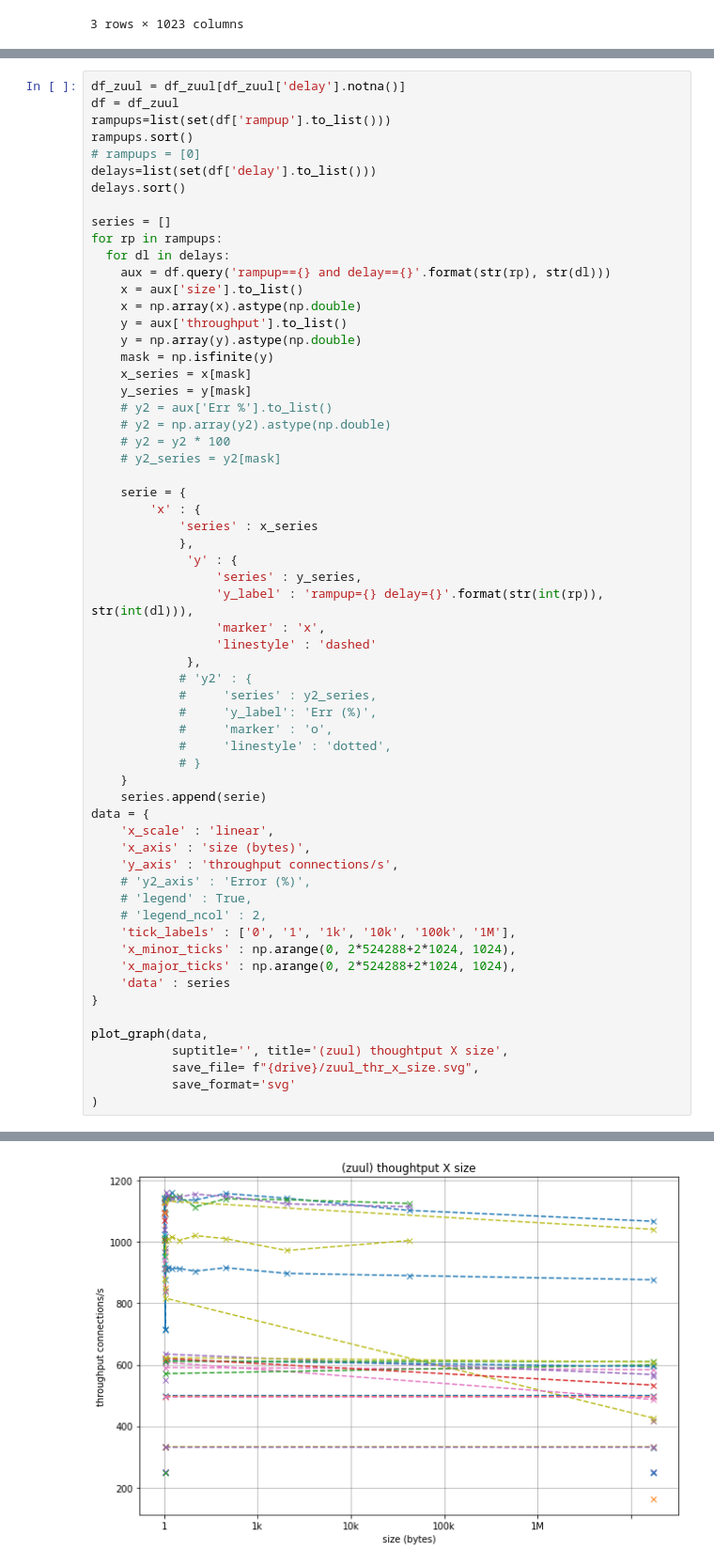
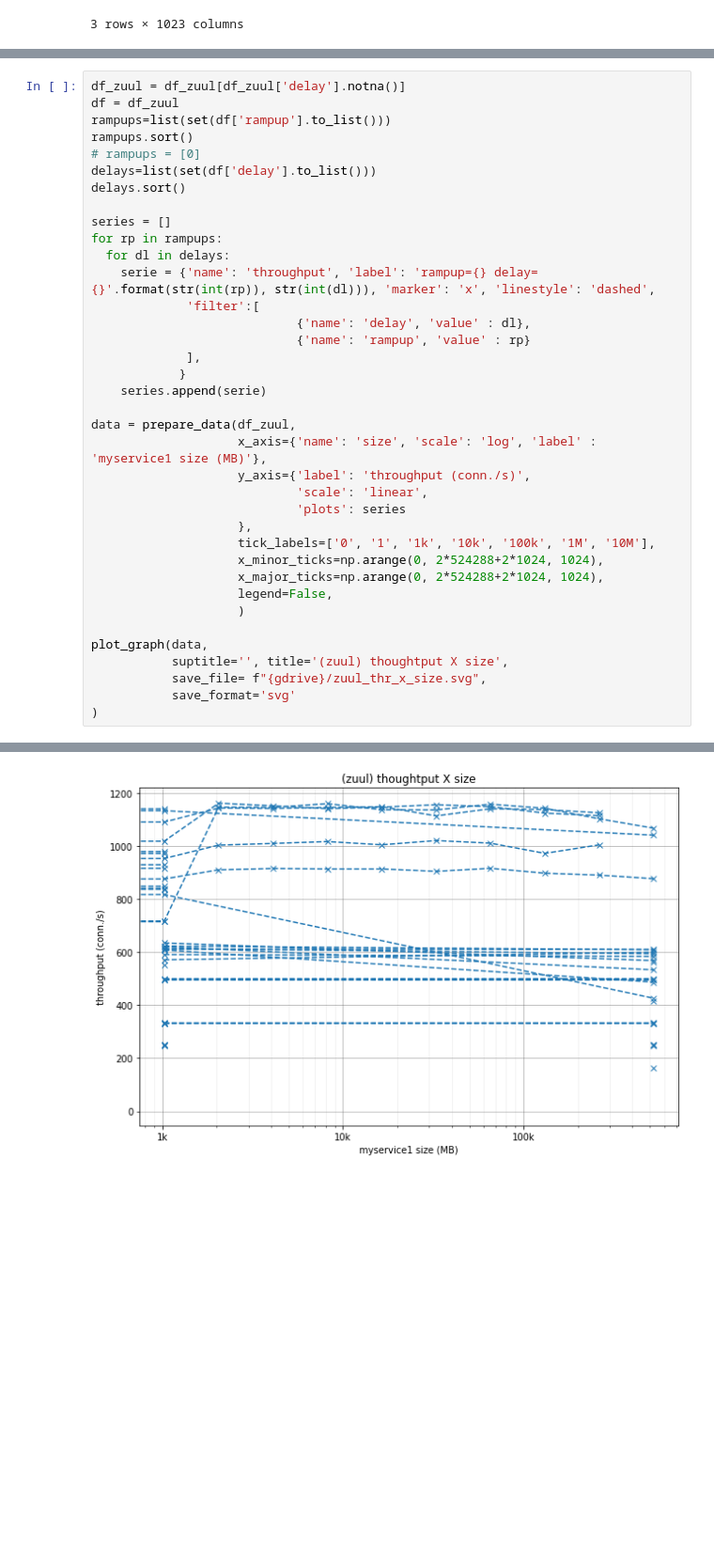
Before and after one commit to shidaka/mytest, a Jupyter notebook: jmeter/jmeter_docker_local.ipynb, the cells around one changed output, grey strips where cells are left out. Shown at 94% size. Drawn from its saved outputs; the diff is of its cells as text; blank space fills up the shorter version.

```diff
--- a/jmeter/jmeter_docker_local.ipynb
+++ b/jmeter/jmeter_docker_local.ipynb
@@ -613,68 +660,44 @@ svg
 # %%
 df_zuul = df_zuul[df_zuul['delay'].notna()]
 df = df_zuul
 rampups=list(set(df['rampup'].to_list()))
 rampups.sort()
 # rampups = [0]
 delays=list(set(df['delay'].to_list()))
 delays.sort()
 
 series = []
 for rp in rampups:
   for dl in delays:
-    aux = df.query('rampup=={} and delay=={}'.format(str(rp), str(dl)))
-    x = aux['size'].to_list()
-    x = np.array(x).astype(np.double)
-    y = aux['throughput'].to_list()
-    y = np.array(y).astype(np.double)
-    mask = np.isfinite(y)
-    x_series = x[mask]
-    y_series = y[mask]
-    # y2 = aux['Err %'].to_list()
-    # y2 = np.array(y2).astype(np.double)
-    # y2 = y2 * 100
-    # y2_series = y2[mask]
+    serie = {'name': 'throughput', 'label': 'rampup={} delay={}'.format(str(int(rp)), str(int(dl))), 'marker': 'x', 'linestyle': 'dashed',
+             'filter':[
+                            {'name': 'delay', 'value' : dl},
+                            {'name': 'rampup', 'value' : rp}
+             ],
+            }
+    series.append(serie)
 
-    serie = {
-        'x' : {
-            'series' : x_series
-            },
-             'y' : {
-                 'series' : y_series,
-                 'y_label' : 'rampup={} delay={}'.format(str(int(rp)), str(int(dl))),
-                 'marker' : 'x',
-                 'linestyle' : 'dashed'
-             },
-            # 'y2' : {
-            #     'series' : y2_series,
-            #     'y_label': 'Err (%)',
-            #     'marker' : 'o',
-            #     'linestyle' : 'dotted',
-            # }
-    }
-    series.append(serie)
-data = {
-    'x_scale' : 'linear',
-    'x_axis' : 'size (bytes)',
-    'y_axis' : 'throughput connections/s',
-    # 'y2_axis' : 'Error (%)',
-    # 'legend' : True,
-    # 'legend_ncol' : 2,
-    'tick_labels' : ['0', '1', '1k', '10k', '100k', '1M'],
-    'x_minor_ticks' : np.arange(0, 2*524288+2*1024, 1024),
-    'x_major_ticks' : np.arange(0, 2*524288+2*1024, 1024),
-    'data' : series
-}
+data = prepare_data(df_zuul,
+                    x_axis={'name': 'size', 'scale': 'log', 'label' : 'myservice1 size (MB)'},
+                    y_axis={'label': 'throughput (conn./s)',
+                            'scale': 'linear',
+                            'plots': series
+                    },
+                    tick_labels=['0', '1', '1k', '10k', '100k', '1M', '10M'],
+                    x_minor_ticks=np.arange(0, 2*524288+2*1024, 1024),
+                    x_major_ticks=np.arange(0, 2*524288+2*1024, 1024),
+                    legend=False,
+                    )
 
 plot_graph(data,
            suptitle='', title='(zuul) thoughtput X size',
-           save_file= f"{drive}/zuul_thr_x_size.svg",
+           save_file= f"{gdrive}/zuul_thr_x_size.svg",
            save_format='svg'
 )
 # %% [output]
 /content/gdrive/My Drive/Colab Notebooks/zuul_thr_x_size.svg
 svg
-[figure, old version]
+[figure, new version]
 # %%
 df_myservice = df_myservice[df_myservice['delay'].notna()]
 df = df_myservice
```
Also changed, not shown: parts of 14 cells of this notebook.
